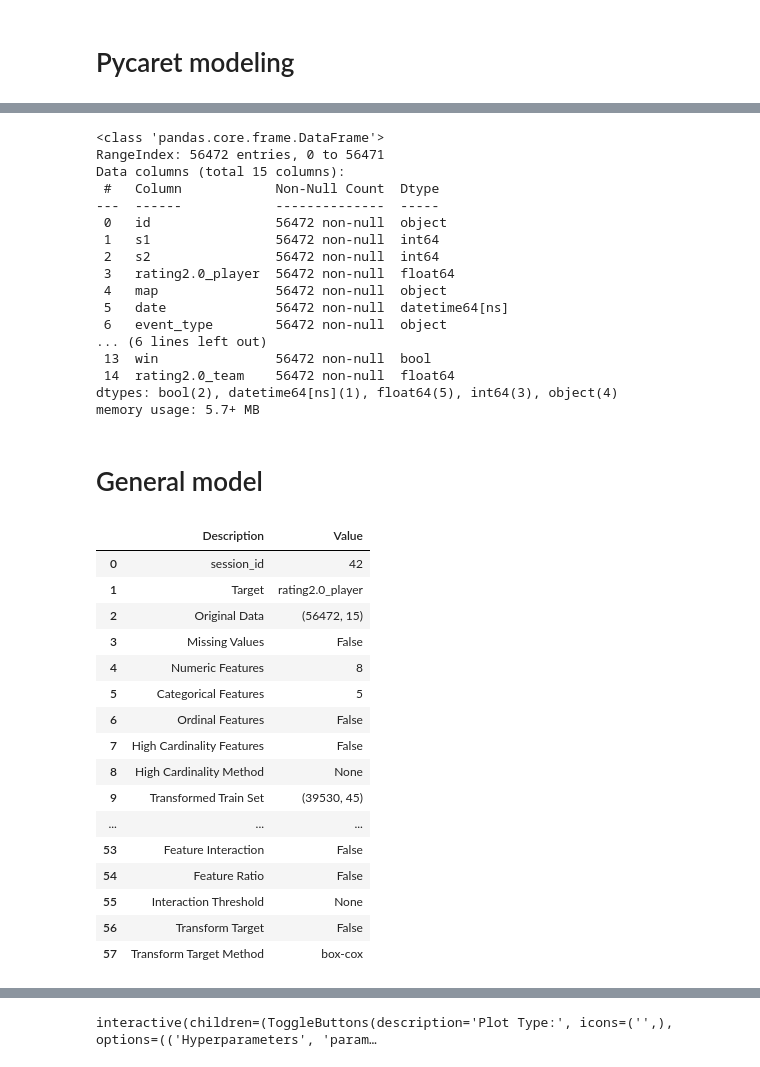
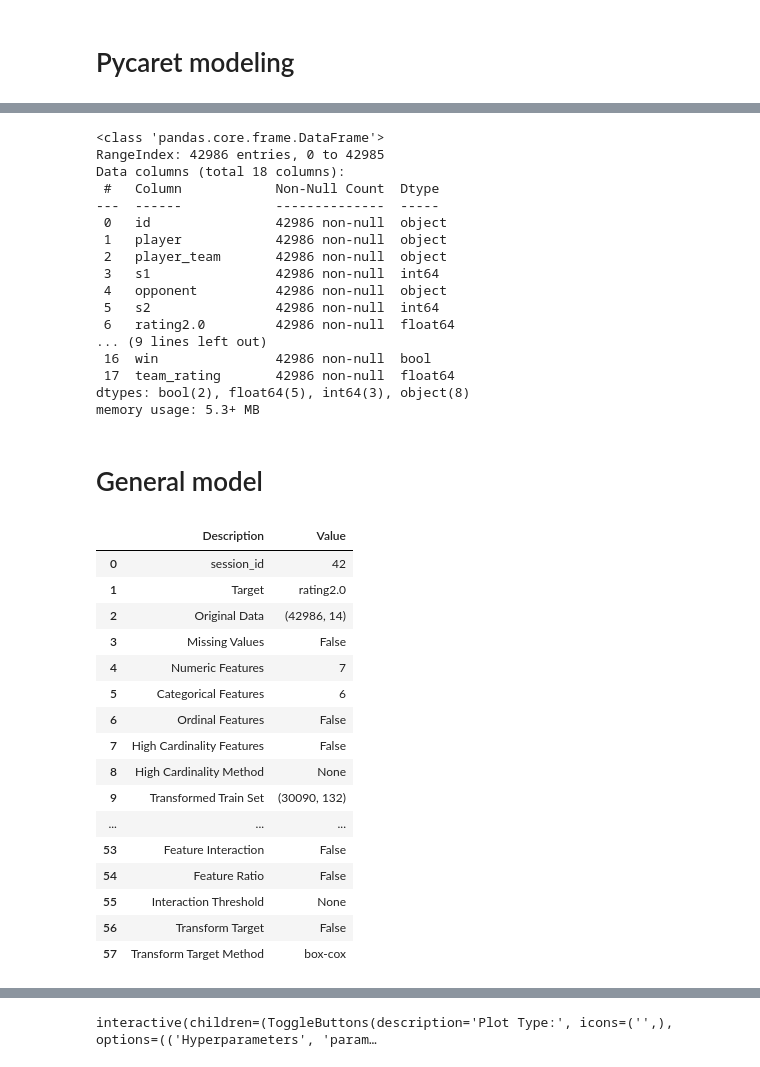
Before and after one commit to Lucascapdeville/CSGO_Player_Perfomance, a Jupyter notebook: pycaret_modeling.ipynb, the cells around one changed output, grey strips where cells are left out. Drawn from its saved outputs; the diff is of its cells as text; code cells hidden in the pictures.

```diff
--- a/pycaret_modeling.ipynb
+++ b/pycaret_modeling.ipynb
@@ -17,44 +24,43 @@ players_stats.head(5)
 # %%
-players_stats.drop(['opponent','player','player_team'],axis = 1,inplace = True)
+#players_stats.drop(['date','opponent','player','player_team'],axis = 1,inplace = True)
 # %%
 players_stats = players_stats.astype({'id':str})
-players_stats['date'] = pd.to_datetime(players_stats['date'])
 # %%
 players_stats.info()
 # %% [output]
 <class 'pandas.core.frame.DataFrame'>
-RangeIndex: 56472 entries, 0 to 56471
-Data columns (total 15 columns):
+RangeIndex: 42986 entries, 0 to 42985
+Data columns (total 18 columns):
  #   Column            Non-Null Count  Dtype
 ---  ------            --------------  -----
- 0   id                56472 non-null  object
- 1   s1                56472 non-null  int64
- 2   s2                56472 non-null  int64
- 3   rating2.0_player  56472 non-null  float64
- 4   map               56472 non-null  object
- 5   date              56472 non-null  datetime64[ns]
- 6   event_type        56472 non-null  object
-... (6 lines left out)
- 13  win               56472 non-null  bool
- 14  rating2.0_team    56472 non-null  float64
-dtypes: bool(2), datetime64[ns](1), float64(5), int64(3), object(4)
-memory usage: 5.7+ MB
+ 0   id                42986 non-null  object
+ 1   player            42986 non-null  object
+ 2   player_team       42986 non-null  object
+ 3   s1                42986 non-null  int64
+ 4   opponent          42986 non-null  object
+ 5   s2                42986 non-null  int64
+ 6   rating2.0         42986 non-null  float64
+... (9 lines left out)
+ 16  win               42986 non-null  bool
+ 17  team_rating       42986 non-null  float64
+dtypes: bool(2), float64(5), int64(3), object(8)
+memory usage: 5.3+ MB
 # %% [markdown]
 # General model
 # %%
-model = setup(data = players_stats,target='rating2.0_player',session_id=42,normalize=True)
+model = setup(data = players_stats.drop(['id','date','player','opponent'],axis=1),target='rating2.0',session_id=42,normalize=True)
 # %% [output]
 |  | Description | Value |
 | 0 | session_id | 42 |
-| 1 | Target | rating2.0_player |
-| 2 | Original Data | (56472, 15) |
+| 1 | Target | rating2.0 |
+| 2 | Original Data | (42986, 14) |
 | 3 | Missing Values | False |
-| 4 | Numeric Features | 8 |
-| 5 | Categorical Features | 5 |
+| 4 | Numeric Features | 7 |
+| 5 | Categorical Features | 6 |
 | 6 | Ordinal Features | False |
 | 7 | High Cardinality Features | False |
 | 8 | High Cardinality Method | None |
-| 9 | Transformed Train Set | (39530, 45) |
+| 9 | Transformed Train Set | (30090, 132) |
 | ... | ... | ... |
 | 53 | Feature Interaction | False |
 | 54 | Feature Ratio | False |
```
Also changed, not shown: parts of 17 cells of this notebook.
